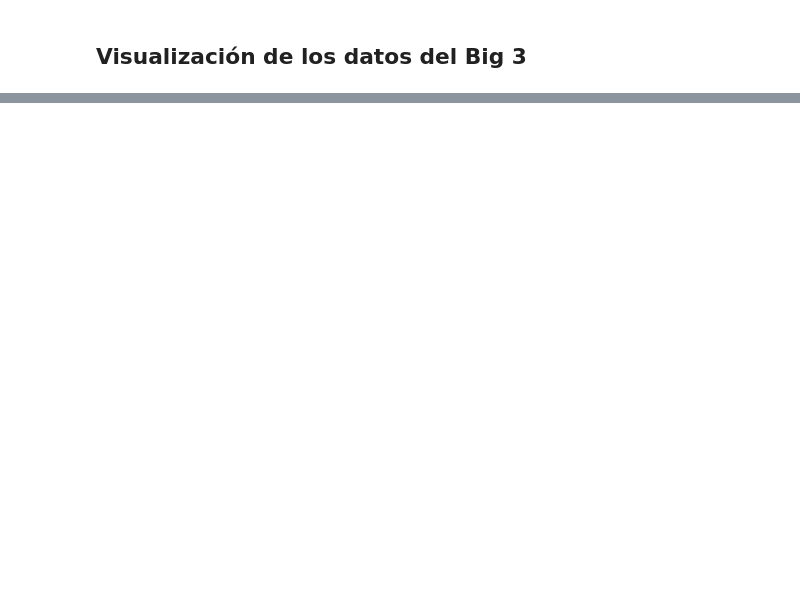
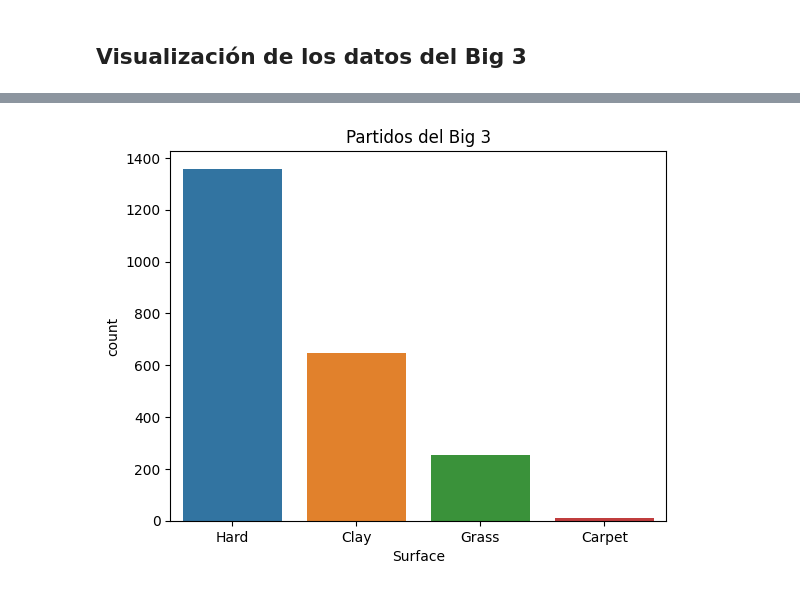
Before and after one commit to legabrielo/Tennis, a Jupyter notebook: tennis.ipynb, the cells around one changed output, grey strips where cells are left out. Drawn from its saved outputs; the diff is of its cells as text; code cells hidden in the pictures; blank space fills up the shorter version.

Commit message:
cosas
estamos intentando hacer una grafica  y no sale como quierov

```diff
--- a/tennis.ipynb
+++ b/tennis.ipynb
@@ -247,2 +273,7 @@ Name: LPts, dtype: float64
 # %% [markdown]
 ## Visualización de los datos del Big 3
+# %%
+# Creamos un df donde solo tengamos los resultados de los 3 jugadores que nos interesan
+
+b3W = df[(df['Winner']=='Nadal R.') |   (df['Winner']== 'Federer R.') | (df['Winner']== 'Djokovic N.')].reset_index().drop(columns=('index'), index= 1)
+b3L = df[(df['Loser']=='Nadal R.') |   (df['Loser']== 'Federer R.') | (df['Loser']== 'Djokovic N.')].reset_index().drop(columns=('index'), index= 1)
@@ -248,0 +292,7 @@ Name: LPts, dtype: float64
+# %%
+# Hacemos como antes y vemos las superficies que han jugado
+
+sns.countplot(b3W, x= 'Surface')
+plt.title('Partidos del Big 3');
+# %% [output]
+[figure, added]
```
Also changed, not shown: parts of 8 cells of this notebook.
